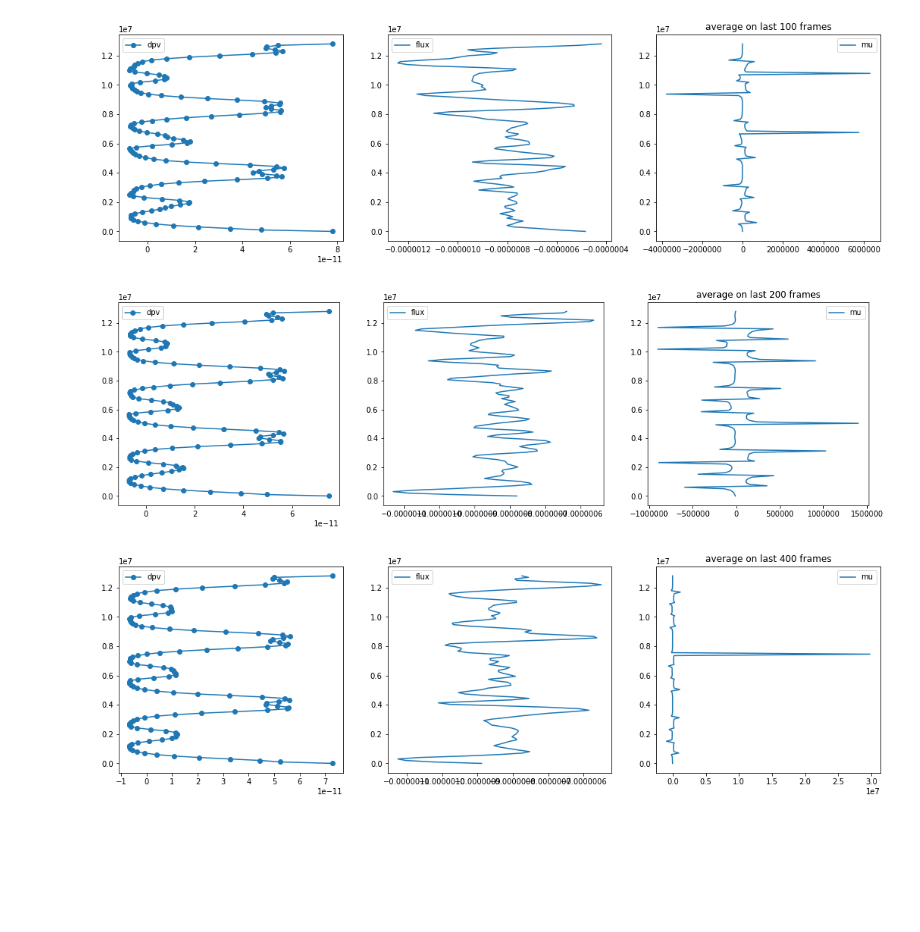
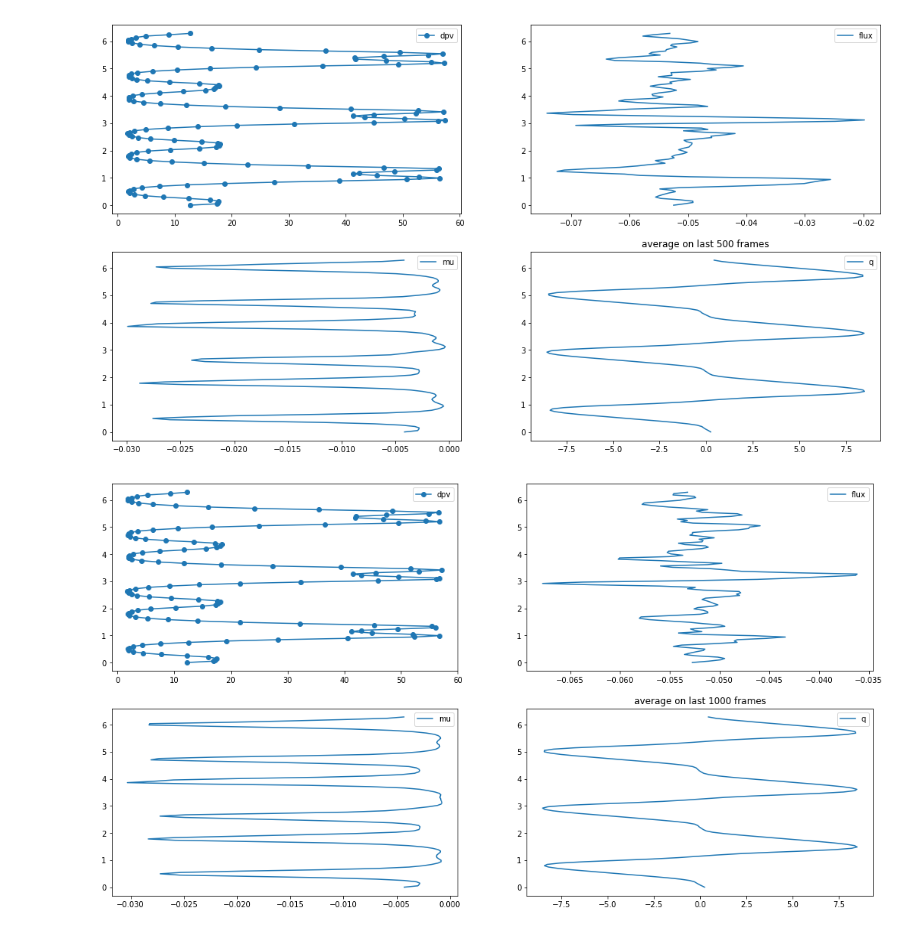
Before and after one commit to Zhengyu-Huang/Point-Jet, a Jupyter notebook: qg_model/Solver_q.ipynb, the cells around one changed output. Cells and saved outputs as stored; diff of their text form; code cells hidden in the pictures; blank space fills up the shorter version.

```diff
--- a/qg_model/Solver_q.ipynb
+++ b/qg_model/Solver_q.ipynb
@@ -46,26 +61,24 @@ ax[1].matshow(dq_zonal_mean[:,:,1].T)
 # %%
-clipping = 1.0
-for i in [100,200,400]:
+for i in [500,1000]:
+    layer = 0
     t_mean_steps = range(-i,-1)
     flux_mean    = np.mean(flux_zonal_mean[t_mean_steps, :, :], axis = 0)
     dpv_mean     = np.mean(dpv_zonal_mean[t_mean_steps, :, :], axis = 0)
     q_mean       = np.mean(q_zonal_mean[t_mean_steps, :, :], axis = 0)
 
-    # clipping
-    # dpv_mean[np.logical_and(dpv_mean >=-clipping , dpv_mean <= 0.0)] = -clipping
-    # dpv_mean[np.logical_and(dpv_mean <= clipping , dpv_mean >= 0.0)] =  clipping
 
     mu_mean = flux_mean / dpv_mean
-    fig, ax = plt.subplots(1,3,figsize=(18,5))
-    ax[0].plot(dpv_mean[:, 0], yy, "-o", label="dpv")
-    ax[1].plot(flux_mean[:, 0], yy, label="flux")
-    ax[2].plot(mu_mean[:, 0], yy, label="mu")
-    ax[0].legend()
-    ax[1].legend()
-    ax[2].legend()
+    fig, ax = plt.subplots(2,2,figsize=(18,10))
+    ax[0,0].plot(dpv_mean[:, layer], yy, "-o", label="dpv")
+    ax[0,0].legend()
+    ax[0,1].plot(flux_mean[:, layer], yy, label="flux")
+    ax[0,1].legend()
+    ax[1,0].plot(mu_mean[:, layer], yy, label="mu")
+    ax[1,0].legend()
+    ax[1,1].plot(q_mean[:, layer], yy, label="q")
+    ax[1,1].legend()
     plt.title("average on last %d frames" %i)
 # %% [output]
-[figure, old version]
+[figure, new version]
-[figure, old version]
+[figure, new version]
-[figure, removed]
 # %%
```
Also changed, not shown: parts of 14 cells of this notebook, 1 other file.
